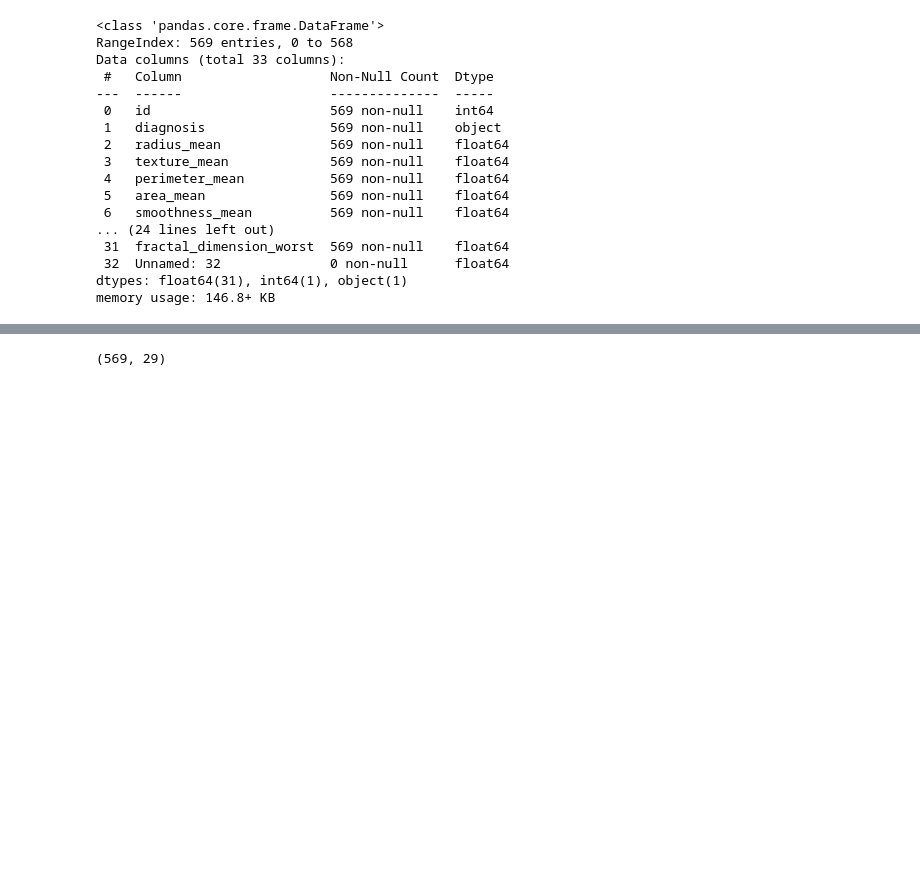
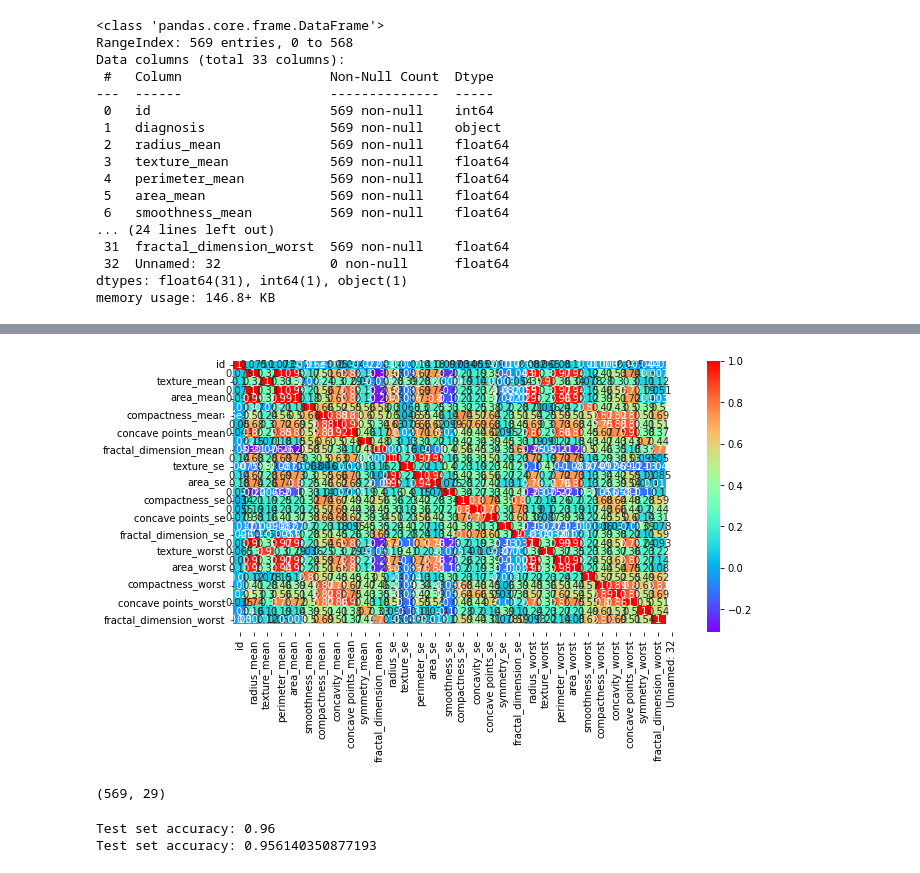
Before and after one commit to hhidayatinc/Machine_Learning, a Jupyter notebook: js09_2_bagging.ipynb, the cells around one changed output, grey strips where cells are left out. Drawn from its saved outputs; the diff is of its cells as text; code cells hidden in the pictures; blank space fills up the shorter version.

```diff
--- a/js09_2_bagging.ipynb
+++ b/js09_2_bagging.ipynb
@@ -215,3 +240,9 @@ memory usage: 146.8+ KB
+# %%
+plt.figure(figsize = (10,5))
+sns.heatmap(data.corr(), annot = True, cmap="rainbow")
+plt.show()
+# %% [output]
+[figure, added]
 # %%
 # Seleksi fitur
 
@@ -229,3 +260,19 @@ from sklearn.metrics import classification_report
 from sklearn.model_selection import train_test_split
 from sklearn.metrics import roc_auc_score
 X_train, X_test, y_train, y_test = train_test_split(X, y, test_size=0.2, random_state=1)
+# %%
+dt = DecisionTreeClassifier()
+
+# Sesuaikan dt ke set training
+dt.fit(X_train, y_train)
+
+# Memprediksi label set test
+y_pred_dt = dt.predict(X_test)
+
+#  menghitung set accuracy
+acc_dt = accuracy_score(y_test, y_pred_dt)
+print("Test set accuracy: {:.2f}".format(acc_dt))
+print(f"Test set accuracy: {acc_dt}")
+# %% [output]
+Test set accuracy: 0.96
+Test set accuracy: 0.956140350877193
```
Also changed, not shown: parts of 5 cells of this notebook.
